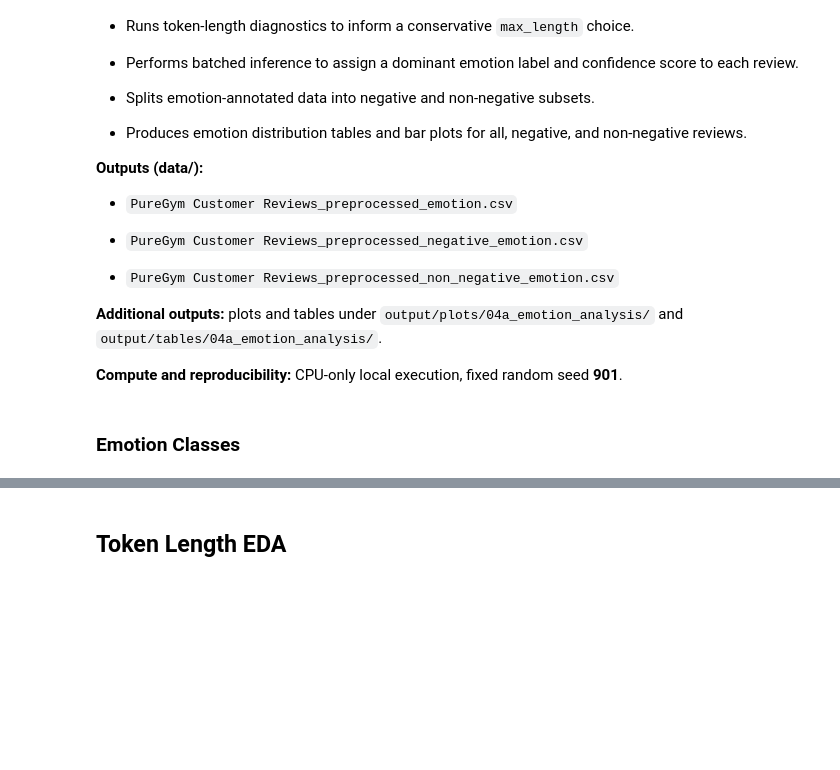
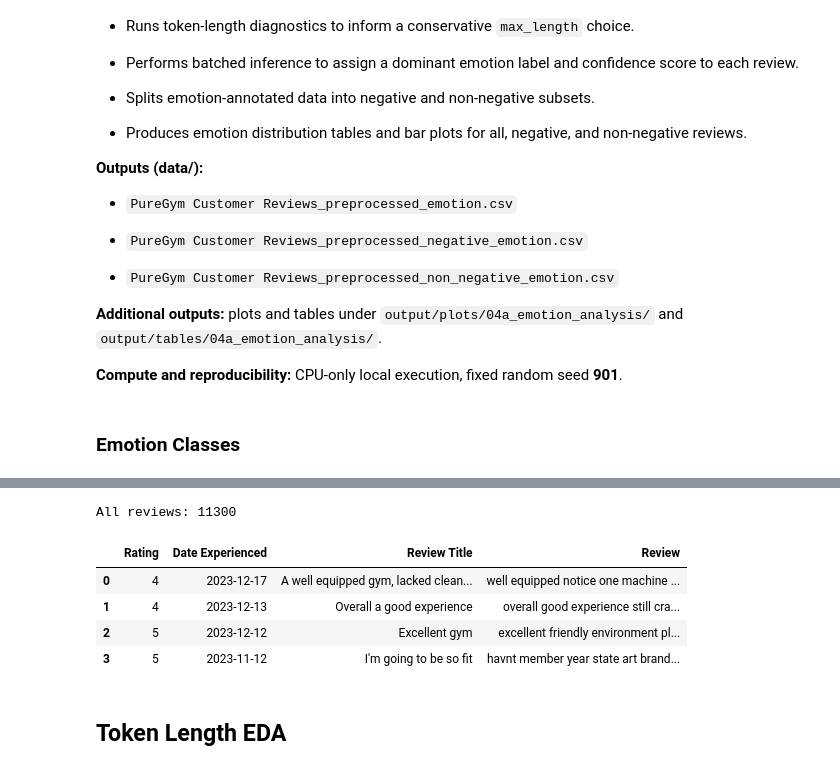
Before and after one commit to joshuabdixon/PureGym-NLP-UDA, a Jupyter notebook: notebooks/01to06_core_analysis.ipynb, the cells around one changed output, grey strips where cells are left out. Cells and saved outputs as stored; diff of their text form; code cells hidden in the pictures; blank space fills up the shorter version.

```diff
--- a/notebooks/01to06_core_analysis.ipynb
+++ b/notebooks/01to06_core_analysis.ipynb
@@ -1146,9 +1270,16 @@ print("NON_NEG_EMOTION_PATH:", NON_NEG_EMOTION_PATH)
 # %%
 # Load preprocessed dataset only (single inference run)
 
 df_all = load_csv(PREPROCESSED_PATH)
 print("All reviews:", len(df_all))
-display(df_all.head())
+display(df_all.head(4))
+# %% [output]
+All reviews: 11300
+|  | Rating | Date Experienced | Review Title | Review |
+| 0 | 4 | 2023-12-17 | A well equipped gym, lacked clean... | well equipped notice one machine ... |
+| 1 | 4 | 2023-12-13 | Overall a good experience | overall good experience still cra... |
+| 2 | 5 | 2023-12-12 | Excellent gym | excellent friendly environment pl... |
+| 3 | 5 | 2023-11-12 | I'm going to be so fit | havnt member year state art brand... |
 # %% [markdown]
 ## Token Length EDA
 # %% [markdown]
```
Also changed, not shown: parts of 59 cells of this notebook, 2 other files.
